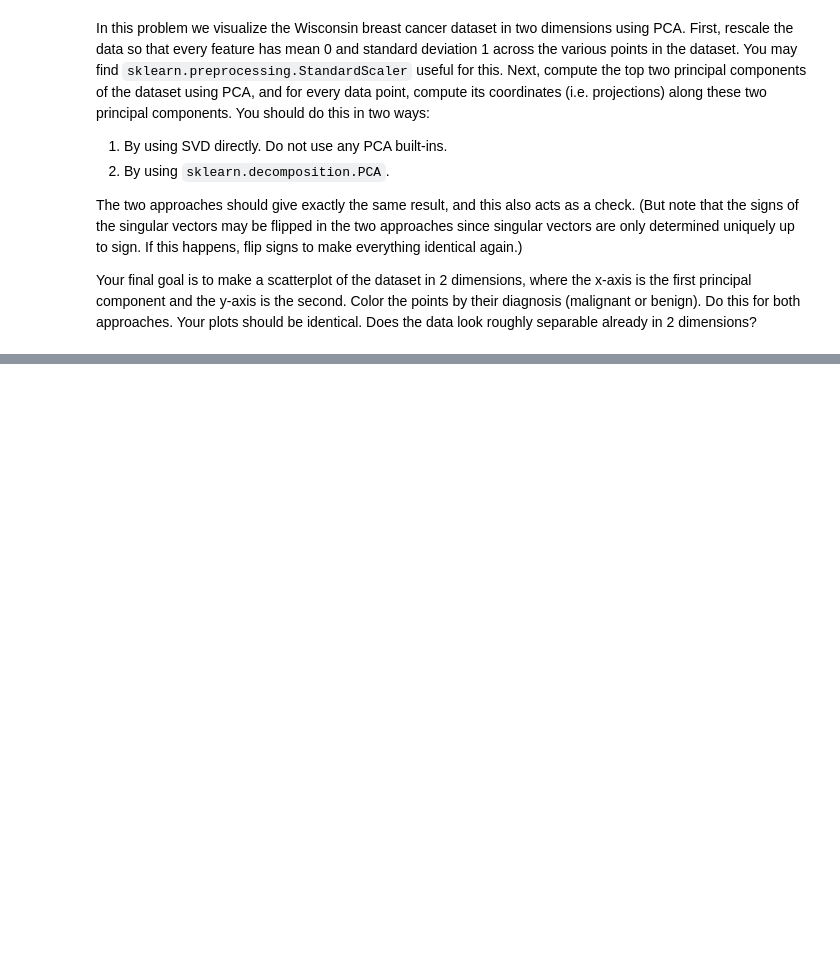
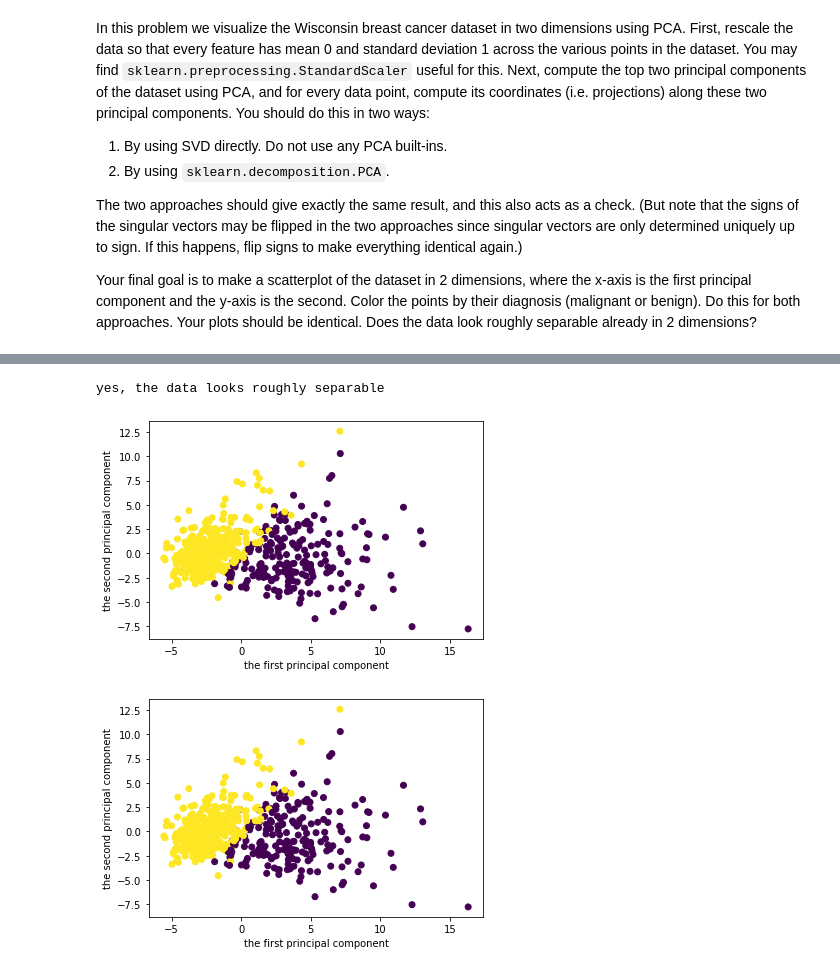
Before and after one commit to harang90/homework0, a Jupyter notebook: hw3/hw3-answer.ipynb, the cells around one changed output, grey strips where cells are left out. Saved outputs shown, nothing was run; the diff lists cells and outputs as text; code cells hidden in the pictures; blank space fills up the shorter version.

```diff
--- a/hw3/hw3-answer.ipynb
+++ b/hw3/hw3-answer.ipynb
@@ -86,0 +122,15 @@ cancer = datasets.load_breast_cancer()
+# %%
+from sklearn.decomposition import PCA
+
+pca = PCA(n_components = 2)
+pca.fit(scaled_data)
+pca_coordinates = pca.transform(scaled_data)
+
+components = np.zeros((30,2))
+components[:,0] = pca.components_[0]
+components[:,1] = pca.components_[1]
+
+print('the two principal components:')
+print(components)
+print('the coordinates:')
+print(pca_coordinates)
@@ -86,0 +155,16 @@ cancer = datasets.load_breast_cancer()
+# %%
+plt.figure()
+plt.scatter(z[:,0], z[:,1], c=cancer.target)
+plt.xlabel('the first principal component')
+plt.ylabel('the second principal component')
+
+plt.figure()
+plt.scatter(pca_coordinates[:,0], pca_coordinates[:,1], c=cancer.target)
+plt.xlabel('the first principal component')
+plt.ylabel('the second principal component')
+
+print('yes, the data looks roughly separable')
+# %% [output]
+yes, the data looks roughly separable
+[figure, added]
+[figure, added]
```
Also changed, not shown: parts of 3 cells of this notebook.
